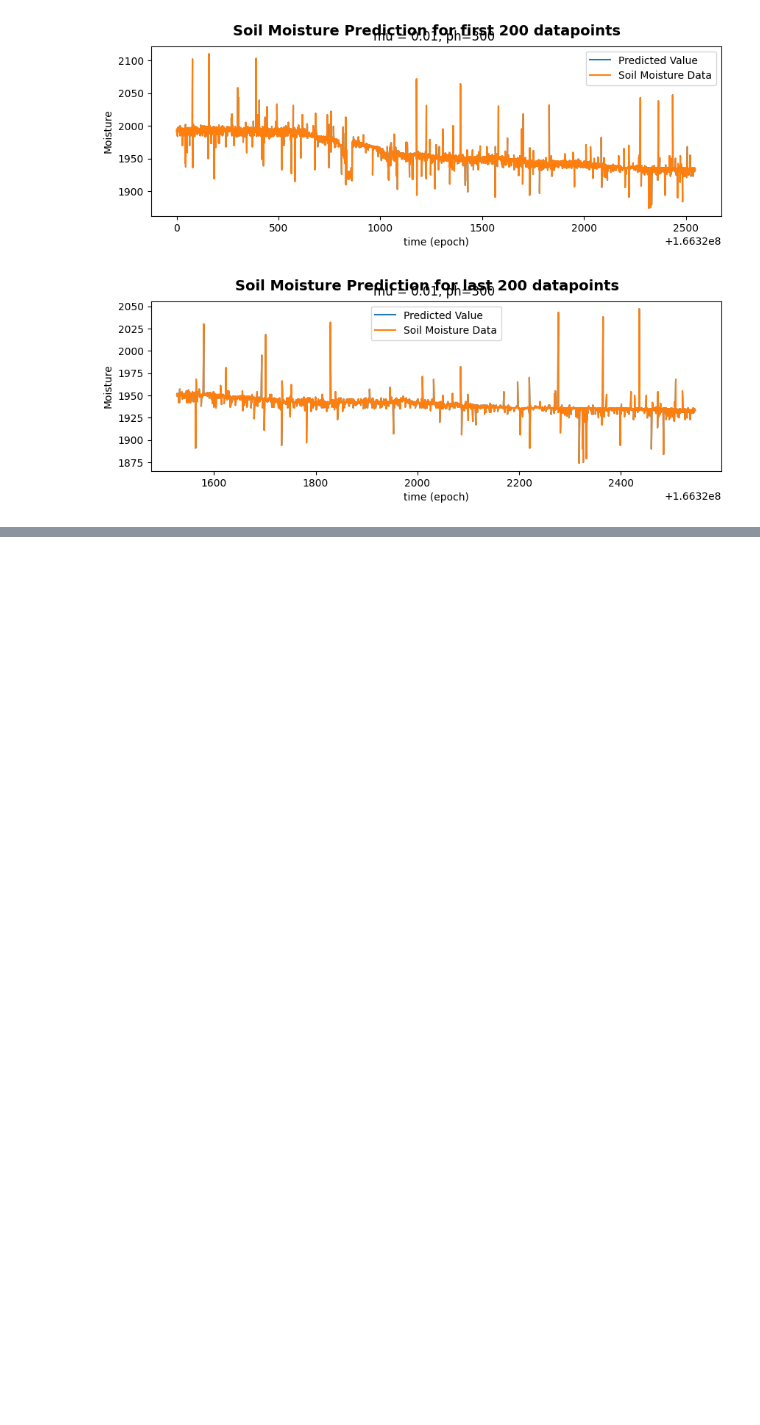
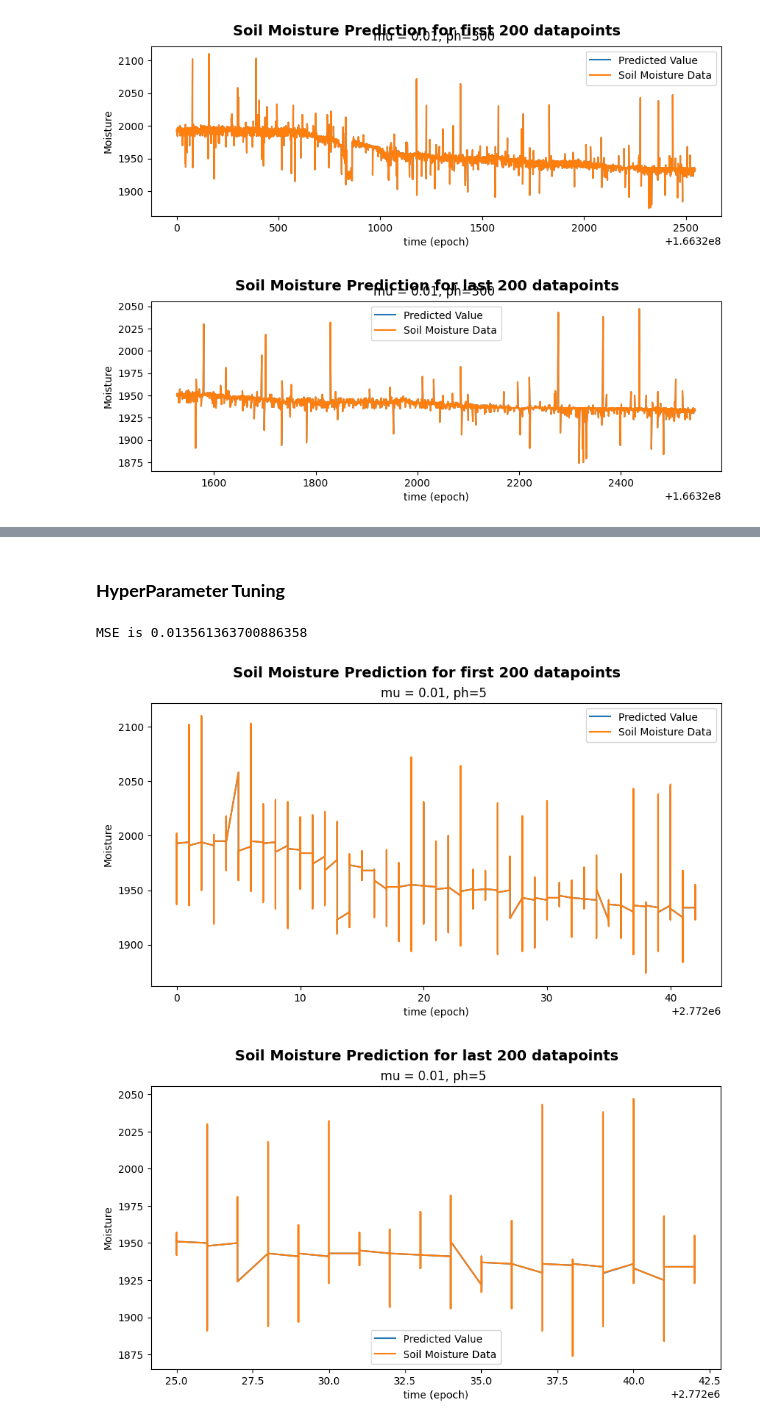
Before and after one commit to santausd/plant_health_assessment_model, a Jupyter notebook: AAI_530_A1_Group_1_IoT_Based_Crop_Monitoring_and_Health_Assessment.ipynb, the cells around one changed output, grey strips where cells are left out. Saved outputs shown, nothing was run; the diff lists cells and outputs as text; code cells hidden in the pictures; blank space fills up the shorter version.

```diff
--- a/AAI_530_A1_Group_1_IoT_Based_Crop_Monitoring_and_Health_Assessment.ipynb
+++ b/AAI_530_A1_Group_1_IoT_Based_Crop_Monitoring_and_Health_Assessment.ipynb
@@ -820,0 +852,16 @@ MSE is 185.99613986239459
+# %% [markdown]
+### **HyperParameter Tuning**
+# %%
+ts = pd.DataFrame(sensor_wo_mp_df.epoch_time/60).astype(int)
+ys = pd.DataFrame(sensor_wo_mp_df.moisture)
+
+ph = 5 #Converted Minutes to seconds since the frequency
+ph_index = math.ceil(ph/freq_ingestion)
+mu = 0.01
+
+#let's limit the number of samples in our model to 5000 just for speed
+n_s = 5000
+
+# Arrays to hold predicted values
+tp_pred = np.zeros(n_s-1)
+yp_pred = np.zeros(n_s-1)
@@ -820,0 +872,6 @@ MSE is 185.99613986239459
+# %%
+plot_result_mse(ts, ys, tp_pred, yp_pred)
+# %% [output]
+MSE is 0.013561363700886358
+[figure, added]
+[figure, added]
```
Also changed, not shown: parts of 6 cells of this notebook.
